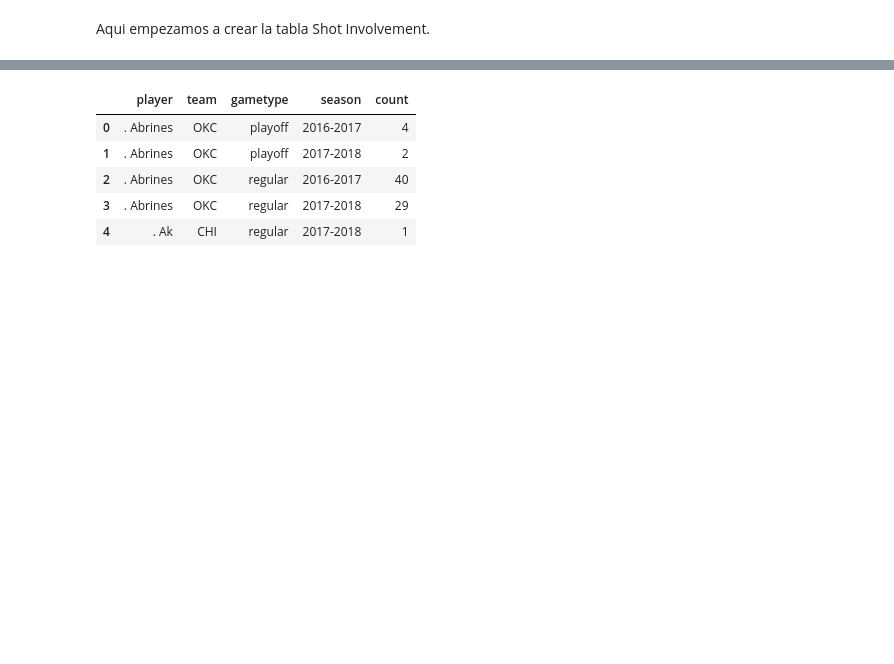
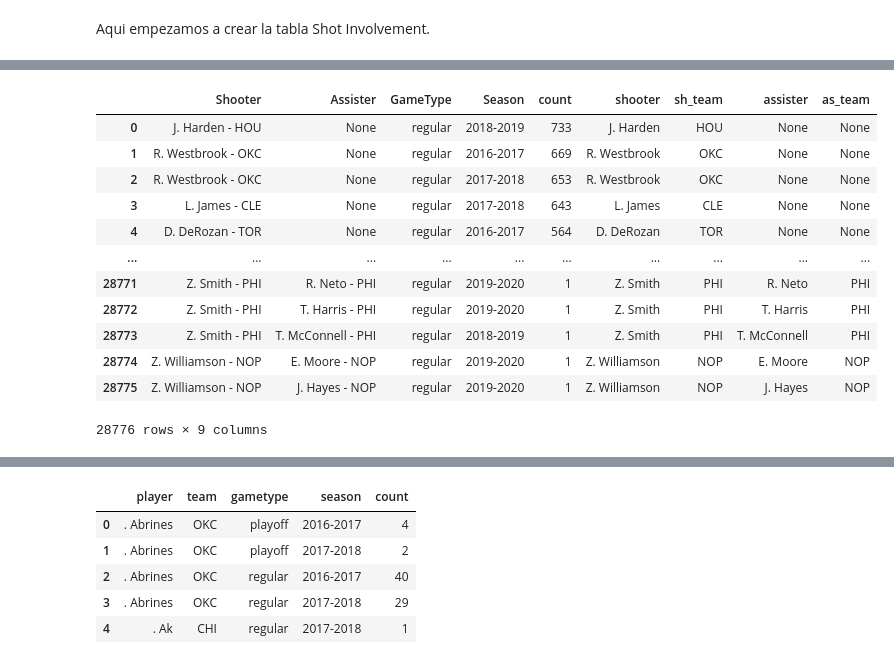
Before and after one commit to Millan13/Moneyball-NBA, a Jupyter notebook: Notebooks/Integracion_data.ipynb, the cells around one changed output, grey strips where cells are left out. Saved outputs shown, nothing was run; the diff lists cells and outputs as text; code cells hidden in the pictures; blank space fills up the shorter version.

```diff
--- a/Notebooks/Integracion_data.ipynb
+++ b/Notebooks/Integracion_data.ipynb
@@ -169,0 +195,16 @@ Aqui empezamos a crear la tabla Shot Involvement.
+# %%
+query
+# %% [output]
+|  | Shooter | Assister | GameType | Season | count | shooter | sh_team | assister | as_team |
+| 0 | J. Harden - HOU | None | regular | 2018-2019 | 733 | J. Harden | HOU | None | None |
+| 1 | R. Westbrook - OKC | None | regular | 2016-2017 | 669 | R. Westbrook | OKC | None | None |
+| 2 | R. Westbrook - OKC | None | regular | 2017-2018 | 653 | R. Westbrook | OKC | None | None |
+| 3 | L. James - CLE | None | regular | 2017-2018 | 643 | L. James | CLE | None | None |
+| 4 | D. DeRozan - TOR | None | regular | 2016-2017 | 564 | D. DeRozan | TOR | None | None |
+| ... | ... | ... | ... | ... | ... | ... | ... | ... | ... |
+| 28771 | Z. Smith - PHI | R. Neto - PHI | regular | 2019-2020 | 1 | Z. Smith | PHI | R. Neto | PHI |
+| 28772 | Z. Smith - PHI | T. Harris - PHI | regular | 2019-2020 | 1 | Z. Smith | PHI | T. Harris | PHI |
+| 28773 | Z. Smith - PHI | T. McConnell - PHI | regular | 2018-2019 | 1 | Z. Smith | PHI | T. McConnell | PHI |
+| 28774 | Z. Williamson - NOP | E. Moore - NOP | regular | 2019-2020 | 1 | Z. Williamson | NOP | E. Moore | NOP |
+| 28775 | Z. Williamson - NOP | J. Hayes - NOP | regular | 2019-2020 | 1 | Z. Williamson | NOP | J. Hayes | NOP |
+28776 rows × 9 columns
```
Also changed, not shown: parts of 13 cells of this notebook.
